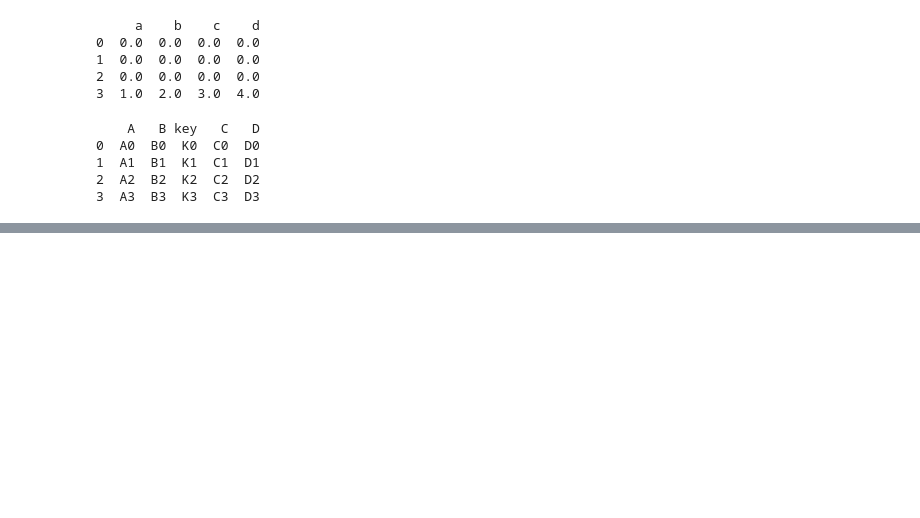
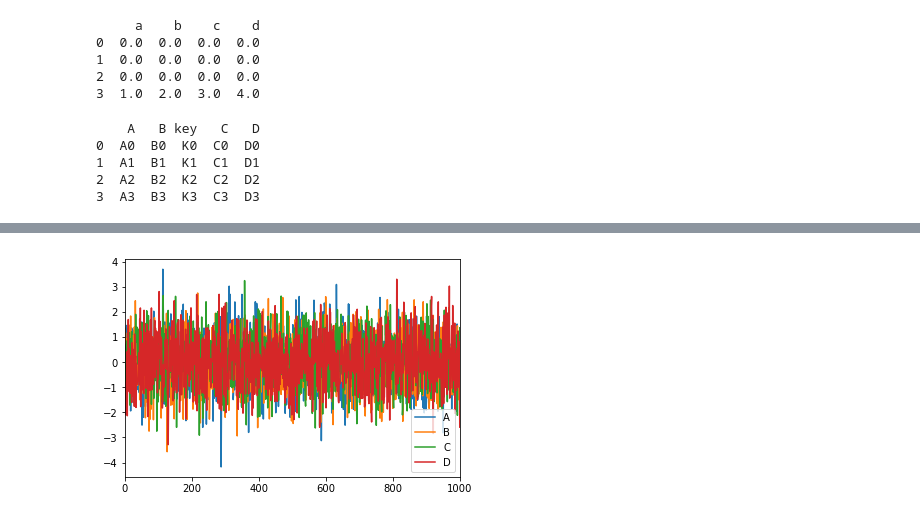
Before and after one commit to PysamHacker/Python-AI, a Jupyter notebook: pythonbasic/MofanDataBasic-Copy.ipynb, the cells around one changed output, grey strips where cells are left out. Drawn from its saved outputs; the diff is of its cells as text; code cells hidden in the pictures; blank space fills up the shorter version.

```diff
--- a/pythonbasic/MofanDataBasic-Copy.ipynb
+++ b/pythonbasic/MofanDataBasic-Copy.ipynb
@@ -903,0 +917,10 @@ print(res)
+# %%
+data = pd.DataFrame(
+    np.random.randn(1000,4),
+    index=np.arange(1000),
+    columns=list('ABCD'))
+data.cumsum()
+data.plot()
+plt.show()
+# %% [output]
+[figure, added]
```
Also changed, not shown: parts of 4 cells of this notebook.
